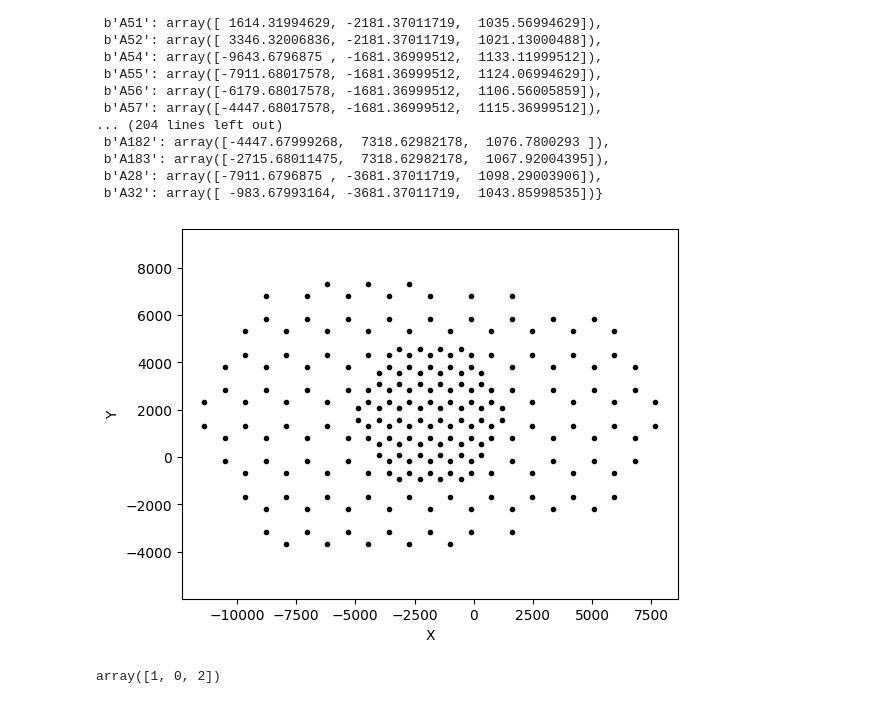
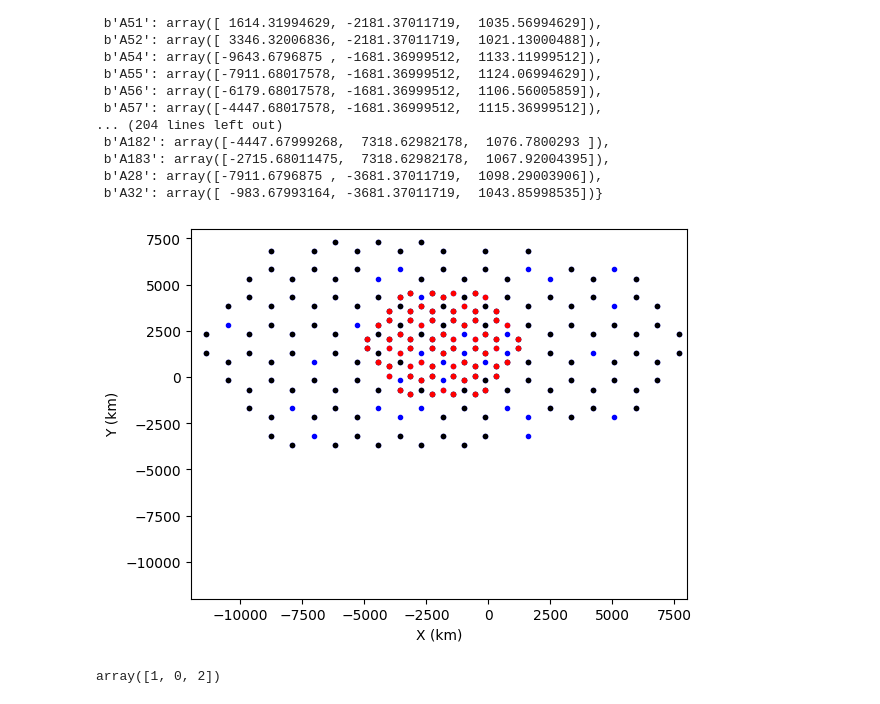
Before and after one commit to Liphos/GRAND, a Jupyter notebook: core/data_lab.ipynb, the cells around one changed output. Cells and saved outputs as stored; diff of their text form; code cells hidden in the pictures.

```diff
--- a/core/data_lab.ipynb
+++ b/core/data_lab.ipynb
@@ -287,16 +277,34 @@ antenna_id_to_pos
  b'A183': array([-2715.68011475,  7318.62982178,  1067.92004395]),
  b'A28': array([-7911.6796875 , -3681.37011719,  1098.29003906]),
  b'A32': array([ -983.67993164, -3681.37011719,  1043.85998535])}
+# %%
+from utils import find_dense_antennas
+_,dense_ants = find_dense_antennas(antenna_id_to_pos)
+# %%
+import random
+antenna_id_to_pos_trunc = list(antenna_id_to_pos.items())
+random.shuffle(antenna_id_to_pos_trunc)
+antenna_id_to_pos_trunc = antenna_id_to_pos_trunc[:int(len(antenna_id_to_pos)* 0.8)]
+
+dense_ants_trunc = list(dense_ants.items())
+random.shuffle(dense_ants_trunc)
+dense_ants_trunc = dense_ants_trunc[:int(len(dense_ants)* 0.8)]
 # %%
 event = 75
-plt.plot([values[0] for keys, values in antenna_id_to_pos.items()], [values[1] for keys, values in antenna_id_to_pos.items()], 'k.')
+plt.figure()
+ax = plt.subplot()
+plt.plot([values[0] for keys, values in antenna_id_to_pos.items()], [values[1] for keys, values in antenna_id_to_pos.items()], 'b.')
+plt.plot([values[0] for keys, values in antenna_id_to_pos_trunc], [values[1] for keys, values in antenna_id_to_pos_trunc], 'k.')
 #plt.plot(antenna_pos_all_events[event][:, 0] - normalization_lst[event][0], antenna_pos_all_events[event][:, 1] - normalization_lst[event][1], 'r+')
-plt.xlabel("X")
-plt.ylabel("Y")
-plt.axis('equal')
+plt.plot([values[0] for keys, values in dense_ants.items()], [values[1] for keys, values in dense_ants.items()], 'r.')
+
+ax.set_xlim(-12000, 8000)
+ax.set_ylim(-12000, 8000)
+plt.xlabel("X (km)")
+plt.ylabel("Y (km)")
 plt.show()
 # %% [output]
-[figure, old version]
+[figure, new version]
 # %%
 arr = np.array([[0,1], [1,0], [1,1]])
 np.lexsort((arr[:, 0], arr[:, 1]))
```
Also changed, not shown: parts of 6 cells of this notebook, 6 other files.
